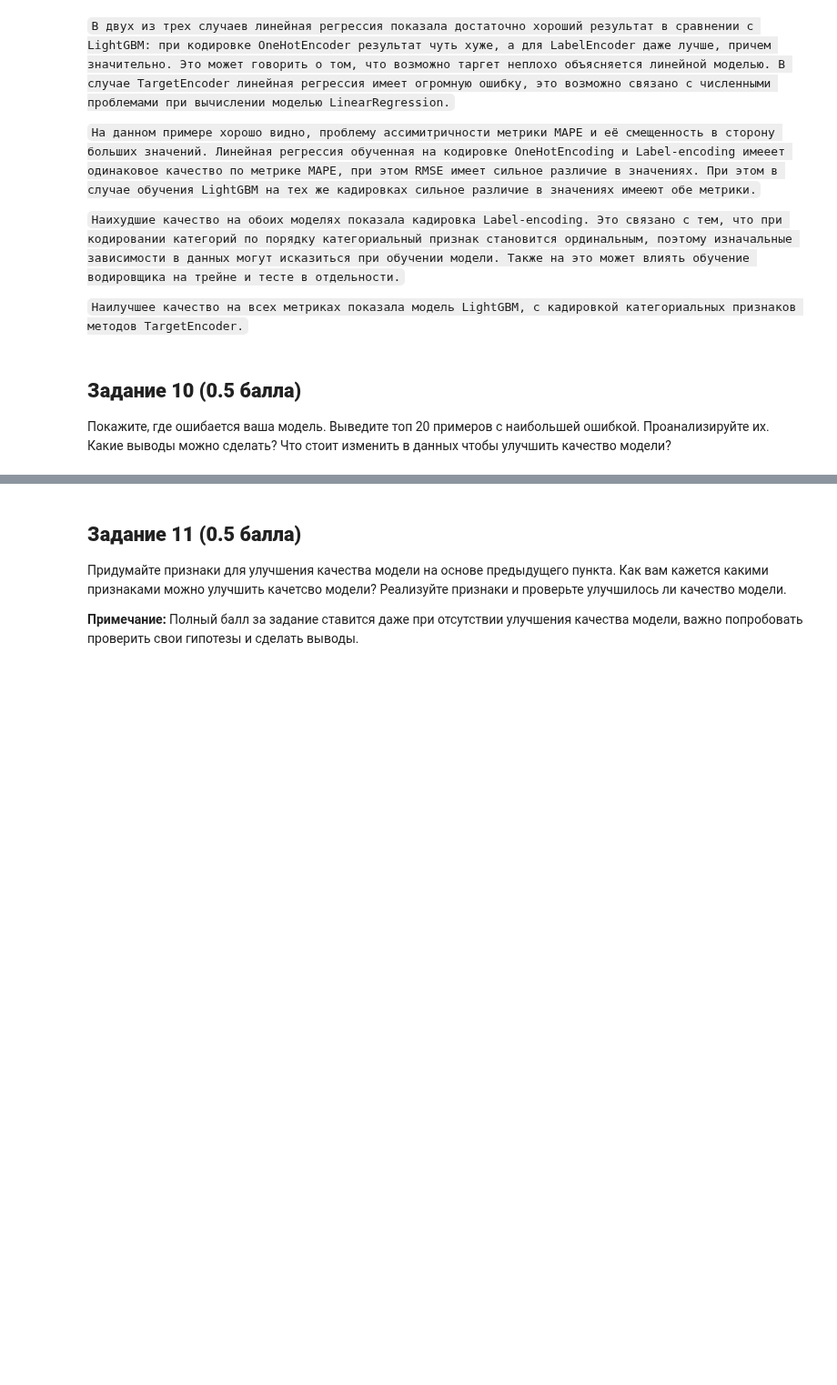
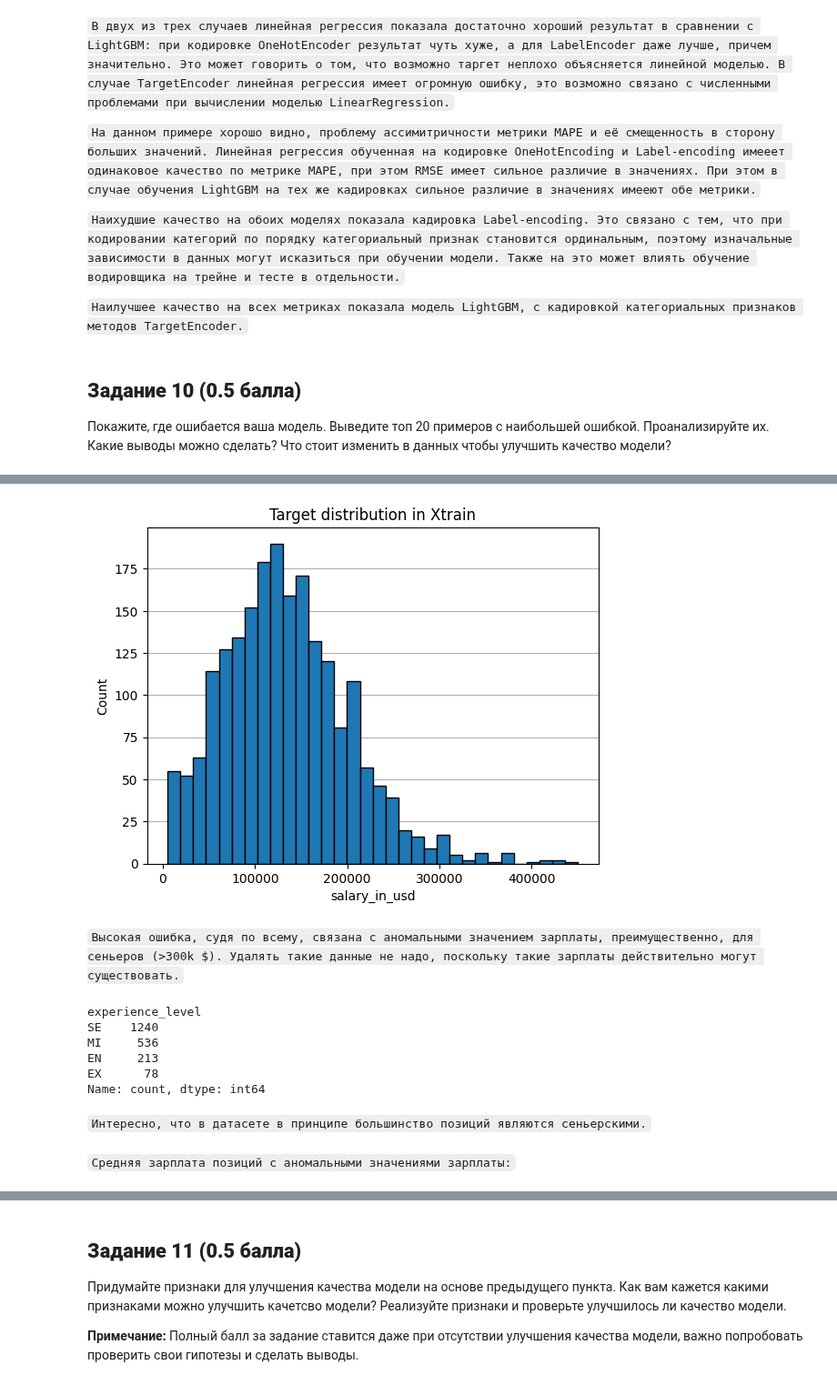
Before and after one commit to vasilyryabtsev/ml-hse-24-25, a Jupyter notebook: HW5_Boosting/AI_HW5_boosting_base.ipynb, the cells around one changed output, grey strips where cells are left out. Shown at 91% size. Drawn from its saved outputs; the diff is of its cells as text; code cells hidden in the pictures; blank space fills up the shorter version.

```diff
--- a/HW5_Boosting/AI_HW5_boosting_base.ipynb
+++ b/HW5_Boosting/AI_HW5_boosting_base.ipynb
@@ -474,0 +471,26 @@ sorted(pred_test - ytest, reverse=True)[:20]
+# %%
+fig, ax = plt.subplots()
+
+sns.histplot(ytrain, zorder=2, ax=ax, alpha=1)
+
+plt.title('Target distribution in Xtrain')
+plt.grid(True, axis='y', linestyle='-', zorder=1)
+
+plt.show()
+# %% [output]
+[figure, added]
+# %% [markdown]
+`Высокая ошибка, судя по всему, связана с аномальными значением зарплаты, преимущественно, для сеньеров (>300k $). Удалять такие данные не надо, поскольку такие зарплаты действительно могут существовать.`
+# %%
+Xtrain['experience_level'].value_counts()
+# %% [output]
+experience_level
+SE    1240
+MI     536
+EN     213
+EX      78
+Name: count, dtype: int64
+# %% [markdown]
+`Интересно, что в датасете в принципе большинство позиций являются сеньерскими.`
+# %% [markdown]
+`Средняя зарплата позиций с аномальными значениями зарплаты:`
```
Also changed, not shown: parts of 16 cells of this notebook.
